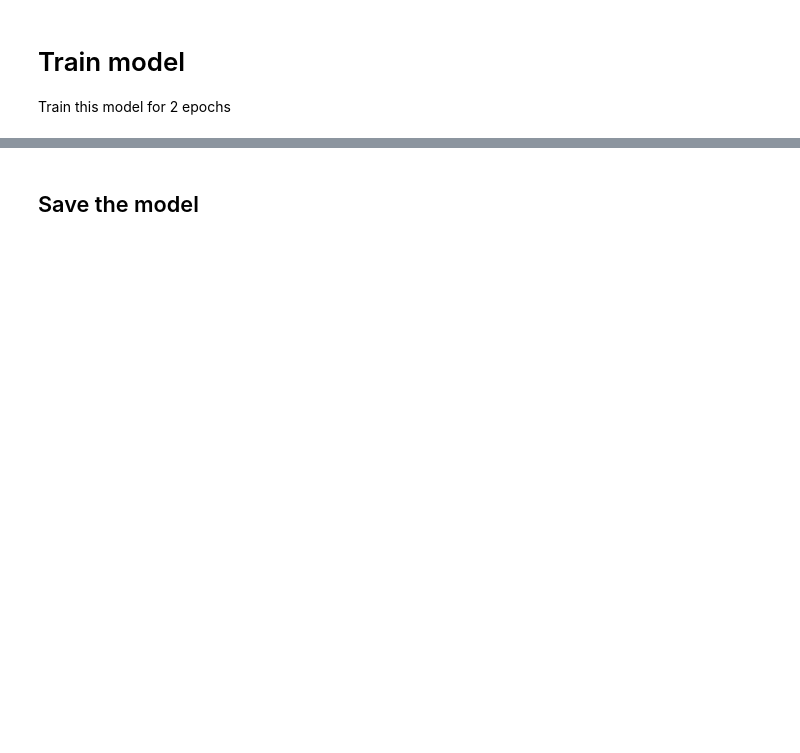
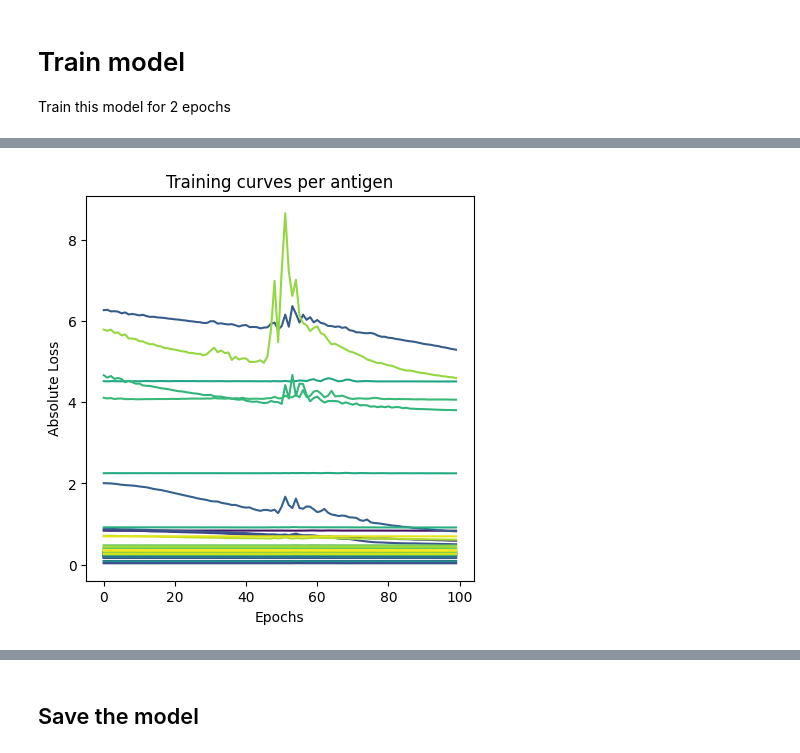
Before and after one commit to jboesen/tcellmatch, a Jupyter notebook: tutorials/10x_dataset_tutorial.ipynb, the cells around one changed output, grey strips where cells are left out. Cells and saved outputs as stored; diff of their text form; code cells hidden in the pictures; blank space fills up the shorter version.

```diff
--- a/tutorials/10x_dataset_tutorial.ipynb
+++ b/tutorials/10x_dataset_tutorial.ipynb
@@ -478,0 +545,90 @@ ffn.evaluate(
+# %%
+from matplotlib import cm
+
+### plot training losses per antigen
+burn_in_epochs = 0
+xs = np.arange(burn_in_epochs, EPOCHS)
+
+fig, ax = plt.subplots(figsize=[5, 5])
+# Plotting the curves
+colors = cm.viridis(np.linspace(0, 1, antigen_loss.shape[1]))
+for curve, color in zip(np.array(antigen_loss)[burn_in_epochs:].T, colors):
+    plt.plot(xs, curve, color=color)
+# plt.plot(np.array(antigen_loss_val)[10:], label='Validation Curves')
+
+# Adding labels and title
+plt.xlabel('Epochs')
+plt.ylabel('Absolute Loss')
+plt.title('Training curves per antigen')
+
+# Displaying the plot
+plt.show()
+
+wandb.log({"train antigen loss chart": ax})
+
+### plot relative losses
+burn_in_epochs = 0
+xs = np.arange(burn_in_epochs, EPOCHS)
+
+fig, ax = plt.subplots(figsize=[5, 5])
+# Plotting the curves
+colors = cm.viridis(np.linspace(0, 1, antigen_loss.shape[1]))
+for curve, color in zip(np.array(antigen_loss)[burn_in_epochs:].T, colors):
+    plt.plot(xs, curve/curve[0], color=color)
+# plt.plot(np.array(antigen_loss_val)[10:], label='Validation Curves')
+
+# Adding labels and title
+plt.xlabel('Epochs')
+plt.ylabel('Relative Loss')
+plt.title('Training curves per antigen')
+
+# Displaying the plot
+plt.show()
+
+wandb.log({"train antigen rel loss chart": ax})
+
+### plot testing losses per antigen
+burn_in_epochs = 0
+xs = np.arange(burn_in_epochs, EPOCHS)
+
+fig, ax = plt.subplots(figsize=[5, 5])
+# Plotting the curves
+colors = cm.viridis(np.linspace(0, 1, antigen_loss.shape[1]))
+for curve, color in zip(np.array(antigen_loss_val)[burn_in_epochs:].T, colors):
+    plt.plot(xs, curve, color=color)
+# plt.plot(np.array(antigen_loss_val)[10:], label='Validation Curves')
+
+# Adding labels and title
+plt.xlabel('Epochs')
+plt.ylabel('Absolute Loss')
+plt.title('Testing curves per antigen')
+
+# Displaying the plot
+plt.show()
+
+wandb.log({"test antigen loss chart": ax})
+
+### plot relative losses
+
+# plot relative losses
+burn_in_epochs = 0
+xs = np.arange(burn_in_epochs, EPOCHS)
+
+fig, ax = plt.subplots(figsize=[5, 5])
+# Plotting the curves
+colors = cm.viridis(np.linspace(0, 1, antigen_loss.shape[1]))
+for curve, color in zip(np.array(antigen_loss_val)[burn_in_epochs:].T, colors):
+    plt.plot(xs, curve/curve[0], color=color)
+# plt.plot(np.array(antigen_loss_val)[10:], label='Validation Curves')
+
+# Adding labels and title
+plt.xlabel('Epochs')
+plt.ylabel('Relative Loss')
+plt.title('Testing curves per antigen')
+
+# Displaying the plot
+plt.show()
+
+wandb.log({"test antigen rel loss chart": ax})
+# %% [output]
+[figure, added]
```
Also changed, not shown: parts of 43 cells of this notebook, 35 other files.
